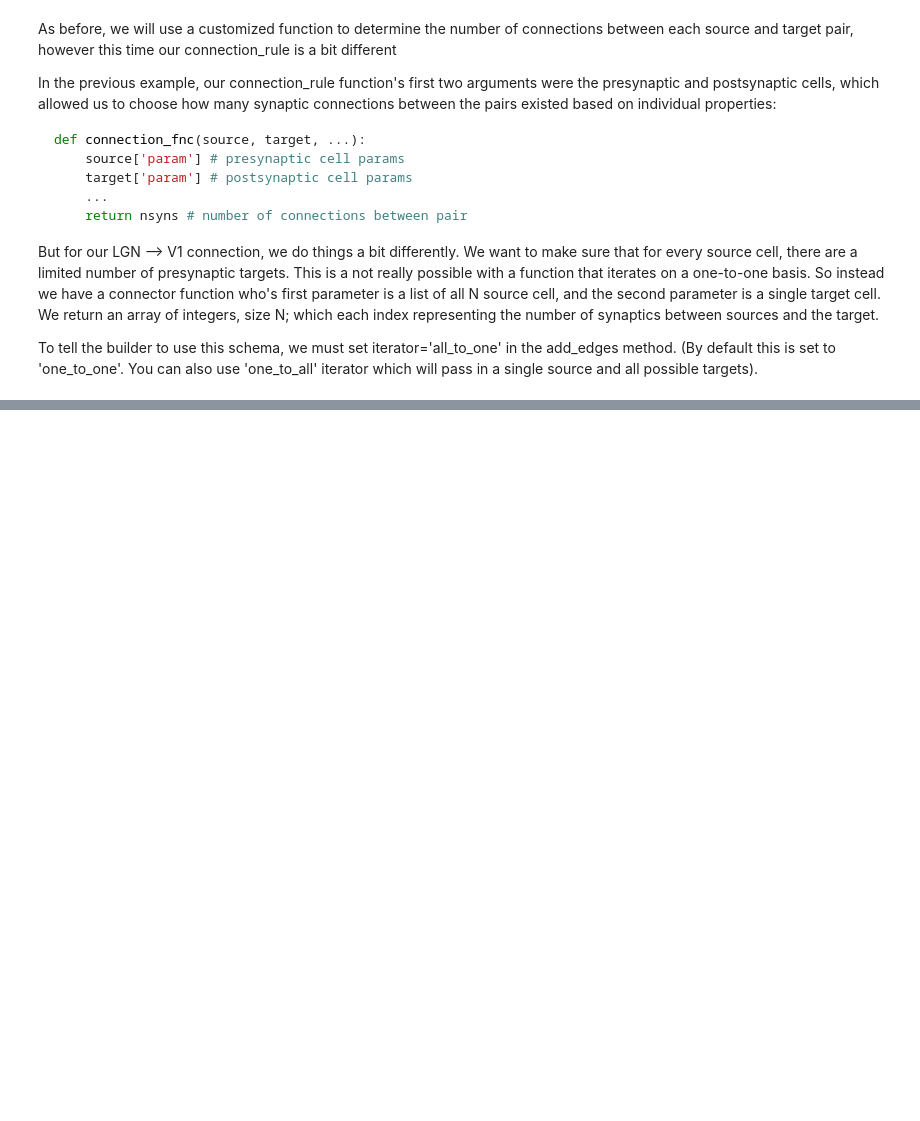
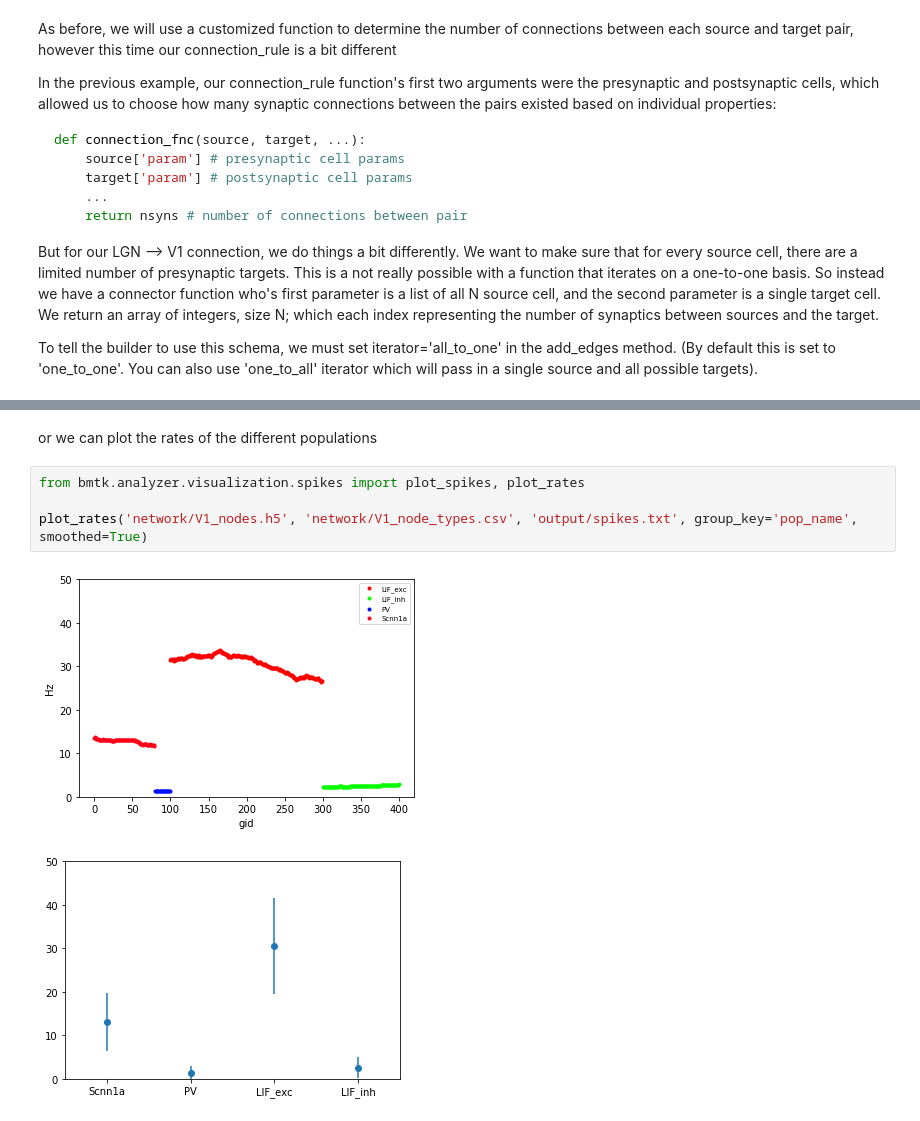
Before and after one commit to AllenInstitute/bmtk, a Jupyter notebook: docs/tutorial/notebooks/tutorial_4/tutorial_4.ipynb, the cells around one changed output, grey strips where cells are left out. Saved outputs shown, nothing was run; the diff lists cells and outputs as text; blank space fills up the shorter version.

```diff
--- a/docs/tutorial/notebooks/tutorial_4/tutorial_4.ipynb
+++ b/docs/tutorial/notebooks/tutorial_4/tutorial_4.ipynb
@@ -318,0 +450,9 @@ lgn.save_edges(output_dir='network')
+# %% [markdown]
+or we can plot the rates of the different populations
+# %%
+from bmtk.analyzer.visualization.spikes import plot_spikes, plot_rates
+
+plot_rates('network/V1_nodes.h5', 'network/V1_node_types.csv', 'output/spikes.txt', group_key='pop_name', smoothed=True)
+# %% [output]
+[figure, added]
+[figure, added]
```
Also changed, not shown: parts of 11 cells of this notebook, 7 other files.
